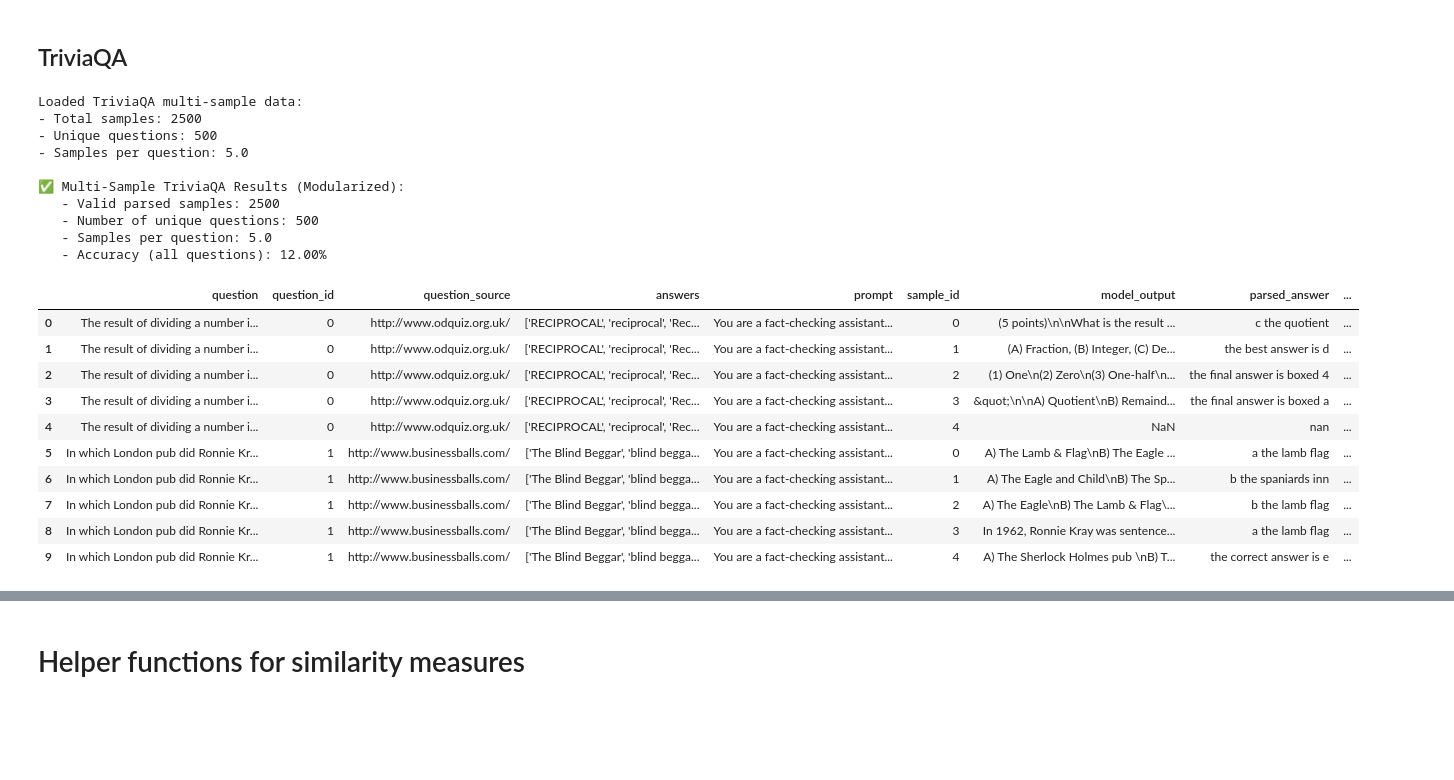
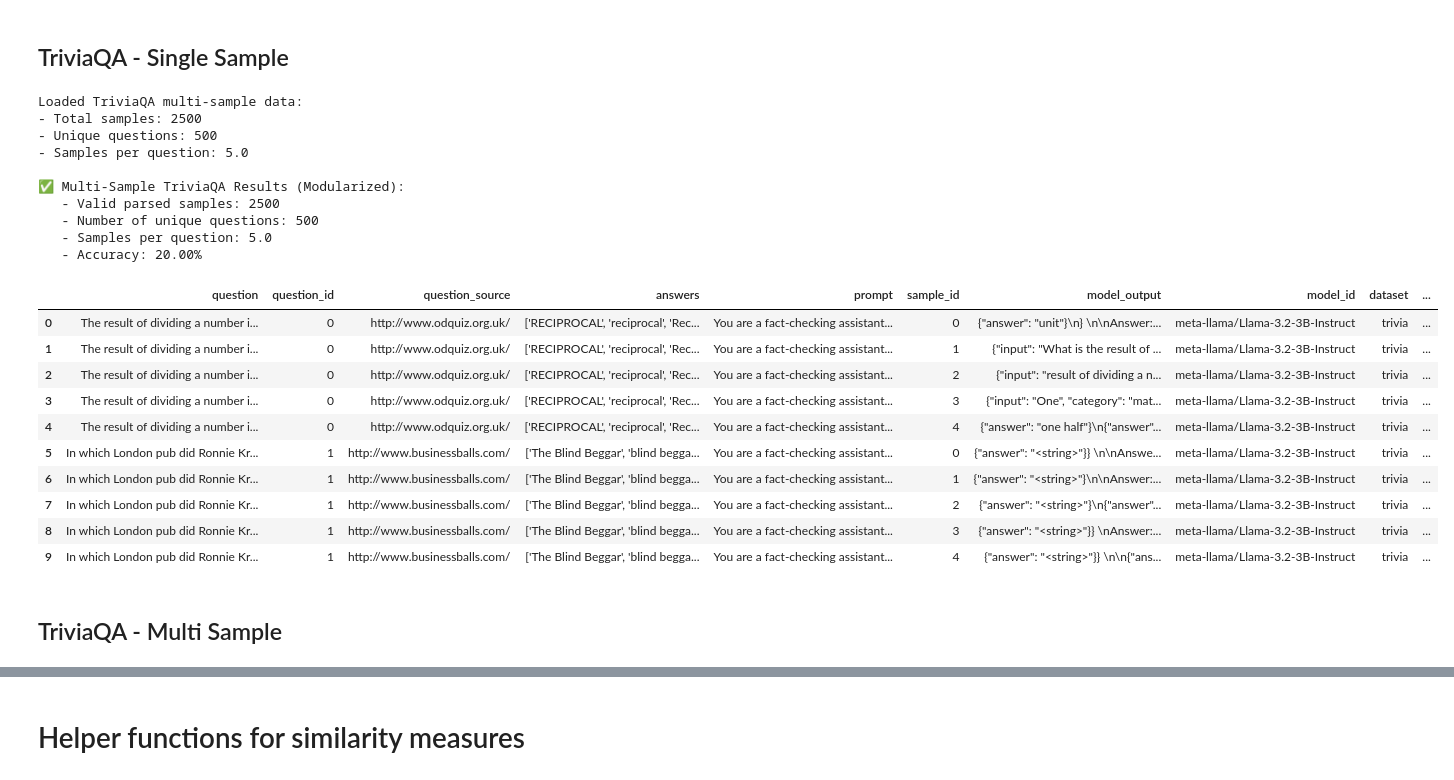
Before and after one commit to christian-hobelsberger/LLMUncertainty, a Jupyter notebook: analyze_sampling_consistency.ipynb, the cells around one changed output, grey strips where cells are left out. Cells and saved outputs as stored; diff of their text form; code cells hidden in the pictures; blank space fills up the shorter version.

```diff
--- a/analyze_sampling_consistency.ipynb
+++ b/analyze_sampling_consistency.ipynb
@@ -77,52 +174,54 @@ Loaded SQuAD multi-sample data:
 # %% [markdown]
-## TriviaQA
+## TriviaQA - Single Sample
 # %%
 import parsing_and_evaluation_no_conf as pe
 import importlib
 importlib.reload(pe)
 
 # Read model output
-df_trivia = pd.read_csv("output/llm_sample_consistency/LLama3.2_1B/trivia_llama_k5_topk.csv")
-df_trivia = df_trivia.drop(columns=["parsed_answer"])
+df_trivia_single = pd.read_csv("output/llm_sample_consistency/LLama3.2_3B/trivia_llama_k5_topk.csv")
+df_trivia_single = df_trivia_single.drop(columns=["parsed_answer"])
 
 print(f"Loaded TriviaQA multi-sample data:")
-print(f"- Total samples: {len(df_trivia)}")
-print(f"- Unique questions: {df_trivia['question_id'].nunique()}")
-print(f"- Samples per question: {len(df_trivia) / df_trivia['question_id'].nunique():.1f}")
+print(f"- Total samples: {len(df_trivia_single)}")
+print(f"- Unique questions: {df_trivia_single['question_id'].nunique()}")
+print(f"- Samples per question: {len(df_trivia_single) / df_trivia_single['question_id'].nunique():.1f}")
 
 
 # Parsing and normalizing the SQuAD outputs
-df_parsed_trivia, df_agg_trivia, eval_df_trivia, acc_trivia = pe.parse_aggregate_evaluate_trivia(
-    df_trivia, group_col="question_id"
+df_parsed_trivia_single, df_agg_trivia_single, eval_df_trivia_single, acc_trivia_single = pe.parse_aggregate_evaluate_trivia(
+    df_trivia_single, group_col="question_id"
 )
 
-print(f"\n✅ Multi-Sample TriviaQA Results (Modularized):")
-valid_parsed_trivia = df_parsed_trivia.dropna(subset=["parsed_answer"])
-print(f"   - Valid parsed samples: {len(valid_parsed_trivia)}")
-print(f"   - Number of unique questions: {df_parsed_trivia['question_id'].nunique()}")
-print(f"   - Samples per question: {len(df_parsed_trivia) / df_parsed_trivia['question_id'].nunique():.1f}")
-print(f"   - Accuracy: {acc_trivia*100:.2f}%")
+print(f"\n✅ Single-Sample TriviaQA Results (Modularized):")
+valid_parsed_trivia_single = df_parsed_trivia_single.dropna(subset=["parsed_answer"])
+print(f"   - Valid parsed samples: {len(valid_parsed_trivia_single)}")
+print(f"   - Number of unique questions: {df_parsed_trivia_single['question_id'].nunique()}")
+print(f"   - Samples per question: {len(df_parsed_trivia_single) / df_parsed_trivia_single['question_id'].nunique():.1f}")
+print(f"   - Accuracy: {acc_trivia_single*100:.2f}%")
 
-df_parsed_trivia.head(10)
+df_parsed_trivia_single.head(10)
 # %% [output]
 Loaded TriviaQA multi-sample data:
 - Total samples: 2500
 - Unique questions: 500
 - Samples per question: 5.0
 
 ✅ Multi-Sample TriviaQA Results (Modularized):
    - Valid parsed samples: 2500
    - Number of unique questions: 500
    - Samples per question: 5.0
-   - Accuracy (all questions): 12.00%
+   - Accuracy: 20.00%
-|  | question | question_id | question_source | answers | prompt | sample_id | model_output | parsed_answer | ... |
-| 0 | The result of dividing a number i... | 0 | http://www.odquiz.org.uk/ | ['RECIPROCAL', 'reciprocal', 'Rec... | You are a fact-checking assistant... | 0 | (5 points)\n\nWhat is the result ... | c the quotient | ... |
-| 1 | The result of dividing a number i... | 0 | http://www.odquiz.org.uk/ | ['RECIPROCAL', 'reciprocal', 'Rec... | You are a fact-checking assistant... | 1 | (A) Fraction, (B) Integer, (C) De... | the best answer is d | ... |
-| 2 | The result of dividing a number i... | 0 | http://www.odquiz.org.uk/ | ['RECIPROCAL', 'reciprocal', 'Rec... | You are a fact-checking assistant... | 2 | (1) One\n(2) Zero\n(3) One-half\n... | the final answer is boxed 4 | ... |
-| 3 | The result of dividing a number i... | 0 | http://www.odquiz.org.uk/ | ['RECIPROCAL', 'reciprocal', 'Rec... | You are a fact-checking assistant... | 3 | &quot;\n\nA) Quotient\nB) Remaind... | the final answer is boxed a | ... |
-| 4 | The result of dividing a number i... | 0 | http://www.odquiz.org.uk/ | ['RECIPROCAL', 'reciprocal', 'Rec... | You are a fact-checking assistant... | 4 | NaN | nan | ... |
-| 5 | In which London pub did Ronnie Kr... | 1 | http://www.businessballs.com/ | ['The Blind Beggar', 'blind begga... | You are a fact-checking assistant... | 0 | A) The Lamb & Flag\nB) The Eagle ... | a the lamb flag | ... |
-| 6 | In which London pub did Ronnie Kr... | 1 | http://www.businessballs.com/ | ['The Blind Beggar', 'blind begga... | You are a fact-checking assistant... | 1 | A) The Eagle and Child\nB) The Sp... | b the spaniards inn | ... |
-| 7 | In which London pub did Ronnie Kr... | 1 | http://www.businessballs.com/ | ['The Blind Beggar', 'blind begga... | You are a fact-checking assistant... | 2 | A) The Eagle\nB) The Lamb & Flag\... | b the lamb flag | ... |
-| 8 | In which London pub did Ronnie Kr... | 1 | http://www.businessballs.com/ | ['The Blind Beggar', 'blind begga... | You are a fact-checking assistant... | 3 | In 1962, Ronnie Kray was sentence... | a the lamb flag | ... |
-| 9 | In which London pub did Ronnie Kr... | 1 | http://www.businessballs.com/ | ['The Blind Beggar', 'blind begga... | You are a fact-checking assistant... | 4 | A) The Sherlock Holmes pub \nB) T... | the correct answer is e | ... |
+|  | question | question_id | question_source | answers | prompt | sample_id | model_output | model_id | dataset | ... |
+| 0 | The result of dividing a number i... | 0 | http://www.odquiz.org.uk/ | ['RECIPROCAL', 'reciprocal', 'Rec... | You are a fact-checking assistant... | 0 | {"answer": "unit"}\n} \n\nAnswer:... | meta-llama/Llama-3.2-3B-Instruct | trivia | ... |
+| 1 | The result of dividing a number i... | 0 | http://www.odquiz.org.uk/ | ['RECIPROCAL', 'reciprocal', 'Rec... | You are a fact-checking assistant... | 1 | {"input": "What is the result of ... | meta-llama/Llama-3.2-3B-Instruct | trivia | ... |
+| 2 | The result of dividing a number i... | 0 | http://www.odquiz.org.uk/ | ['RECIPROCAL', 'reciprocal', 'Rec... | You are a fact-checking assistant... | 2 | {"input": "result of dividing a n... | meta-llama/Llama-3.2-3B-Instruct | trivia | ... |
+| 3 | The result of dividing a number i... | 0 | http://www.odquiz.org.uk/ | ['RECIPROCAL', 'reciprocal', 'Rec... | You are a fact-checking assistant... | 3 | {"input": "One", "category": "mat... | meta-llama/Llama-3.2-3B-Instruct | trivia | ... |
+| 4 | The result of dividing a number i... | 0 | http://www.odquiz.org.uk/ | ['RECIPROCAL', 'reciprocal', 'Rec... | You are a fact-checking assistant... | 4 | {"answer": "one half"}\n{"answer"... | meta-llama/Llama-3.2-3B-Instruct | trivia | ... |
+| 5 | In which London pub did Ronnie Kr... | 1 | http://www.businessballs.com/ | ['The Blind Beggar', 'blind begga... | You are a fact-checking assistant... | 0 | {"answer": "<string>"}} \n\nAnswe... | meta-llama/Llama-3.2-3B-Instruct | trivia | ... |
+| 6 | In which London pub did Ronnie Kr... | 1 | http://www.businessballs.com/ | ['The Blind Beggar', 'blind begga... | You are a fact-checking assistant... | 1 | {"answer": "<string>"}\n\nAnswer:... | meta-llama/Llama-3.2-3B-Instruct | trivia | ... |
+| 7 | In which London pub did Ronnie Kr... | 1 | http://www.businessballs.com/ | ['The Blind Beggar', 'blind begga... | You are a fact-checking assistant... | 2 | {"answer": "<string>"}\n{"answer"... | meta-llama/Llama-3.2-3B-Instruct | trivia | ... |
+| 8 | In which London pub did Ronnie Kr... | 1 | http://www.businessballs.com/ | ['The Blind Beggar', 'blind begga... | You are a fact-checking assistant... | 3 | {"answer": "<string>"}} \nAnswer:... | meta-llama/Llama-3.2-3B-Instruct | trivia | ... |
+| 9 | In which London pub did Ronnie Kr... | 1 | http://www.businessballs.com/ | ['The Blind Beggar', 'blind begga... | You are a fact-checking assistant... | 4 | {"answer": "<string>"}} \n\n{"ans... | meta-llama/Llama-3.2-3B-Instruct | trivia | ... |
+# %% [markdown]
+## TriviaQA - Multi Sample
```
Also changed, not shown: parts of 105 cells of this notebook, 7 other files.
